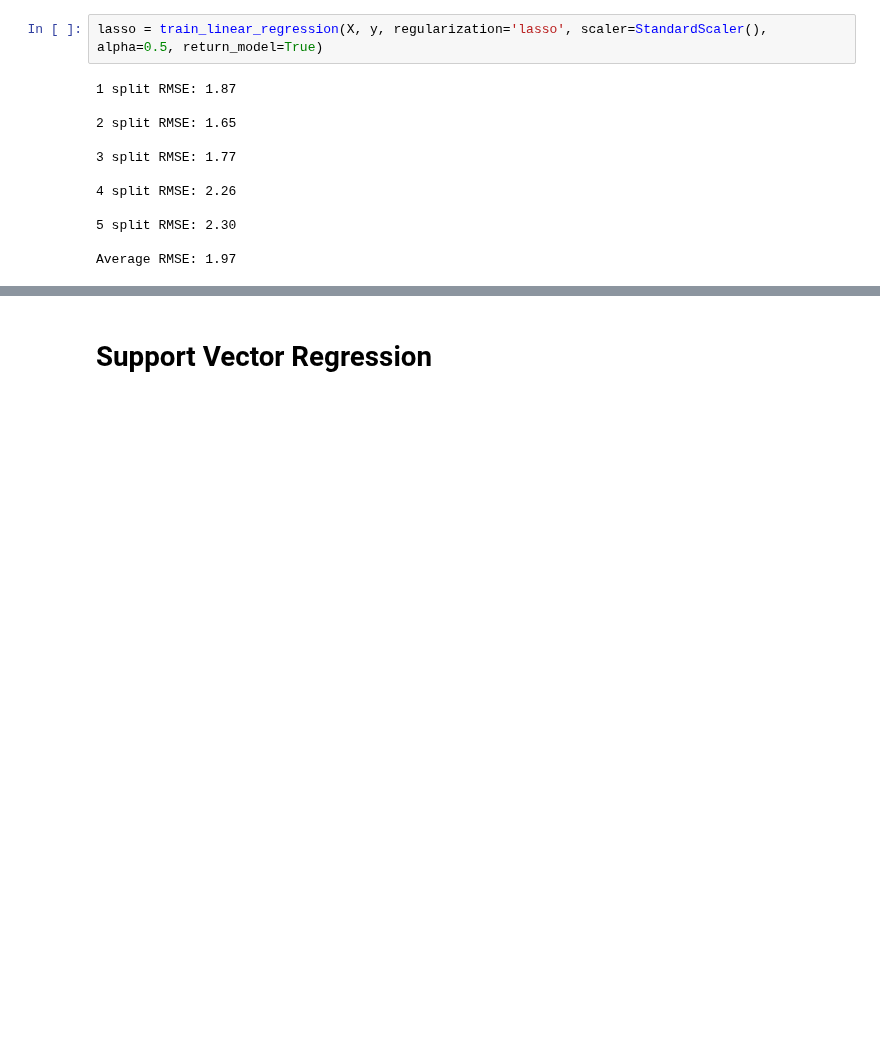
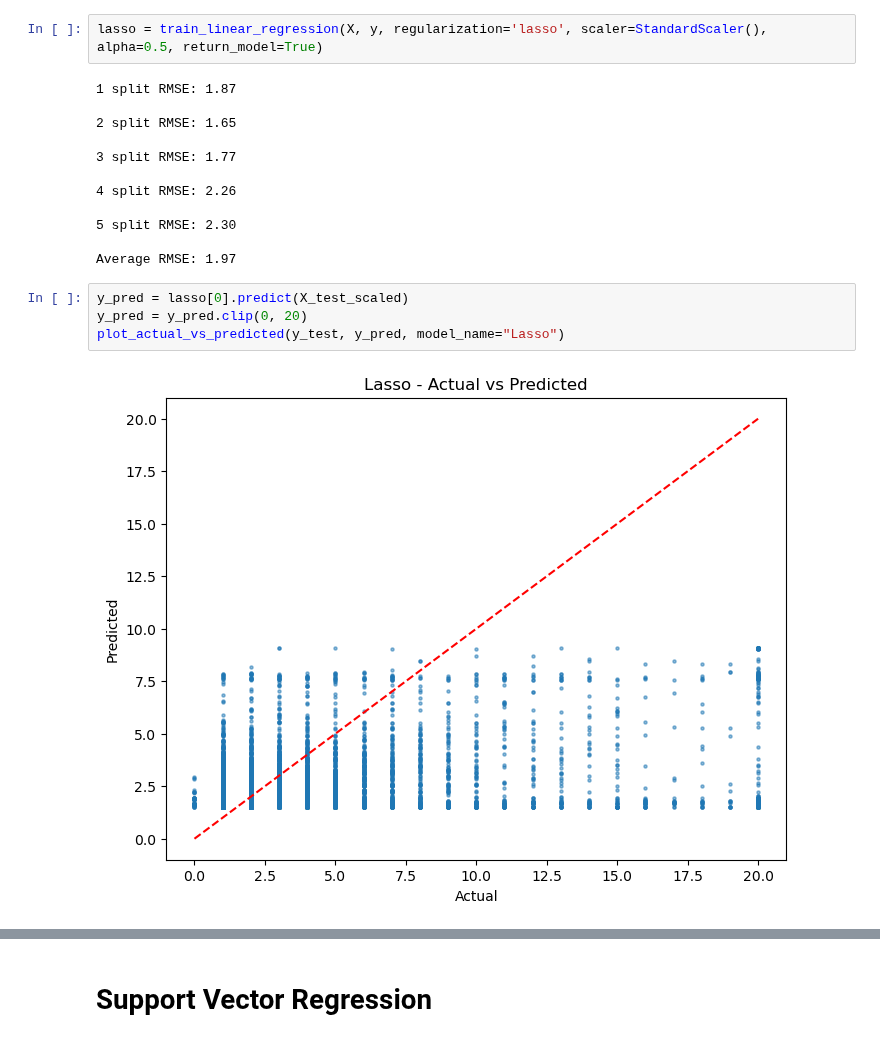
Before and after one commit to Alexennk/ml-ds-practice, a Jupyter notebook: notebooks/baseline_modeling.ipynb, the cells around one changed output, grey strips where cells are left out. Cells and saved outputs as stored; diff of their text form; blank space fills up the shorter version.

```diff
--- a/notebooks/baseline_modeling.ipynb
+++ b/notebooks/baseline_modeling.ipynb
@@ -197,6 +240,12 @@ lasso = train_linear_regression(X, y, regularization='lasso', scaler=StandardSca
 5 split RMSE: 2.30
 
 Average RMSE: 1.97
+# %%
+y_pred = lasso[0].predict(X_test_scaled)
+y_pred = y_pred.clip(0, 20)
+plot_actual_vs_predicted(y_test, y_pred, model_name="Lasso")
+# %% [output]
+[figure, added]
 # %%
 ridge = train_linear_regression(X, y, regularization='ridge', scaler=StandardScaler(), alpha=0.5, return_model=True)
 # %% [output]
```
Also changed, not shown: parts of 31 cells of this notebook, 1 other file.
